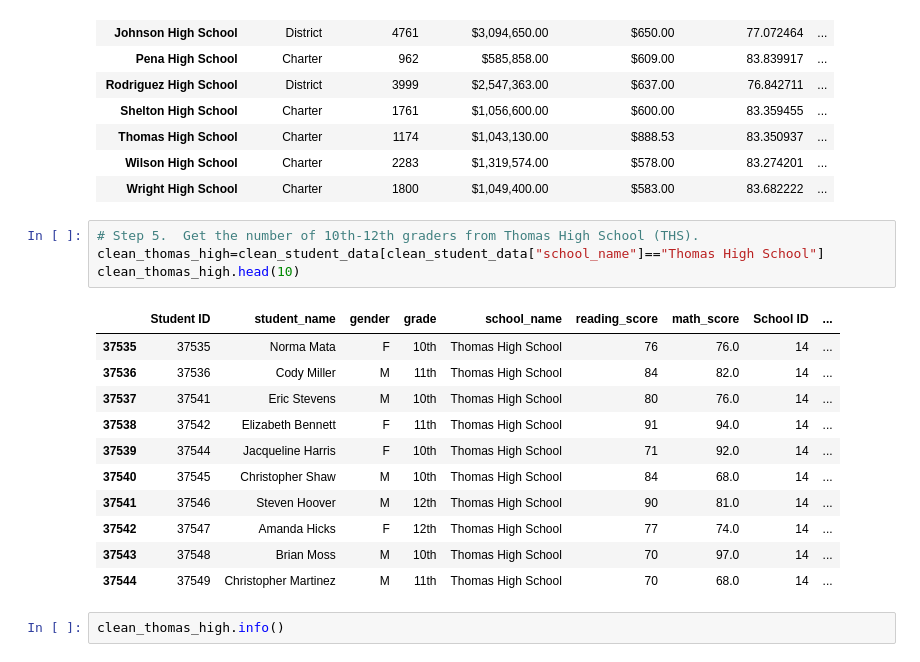
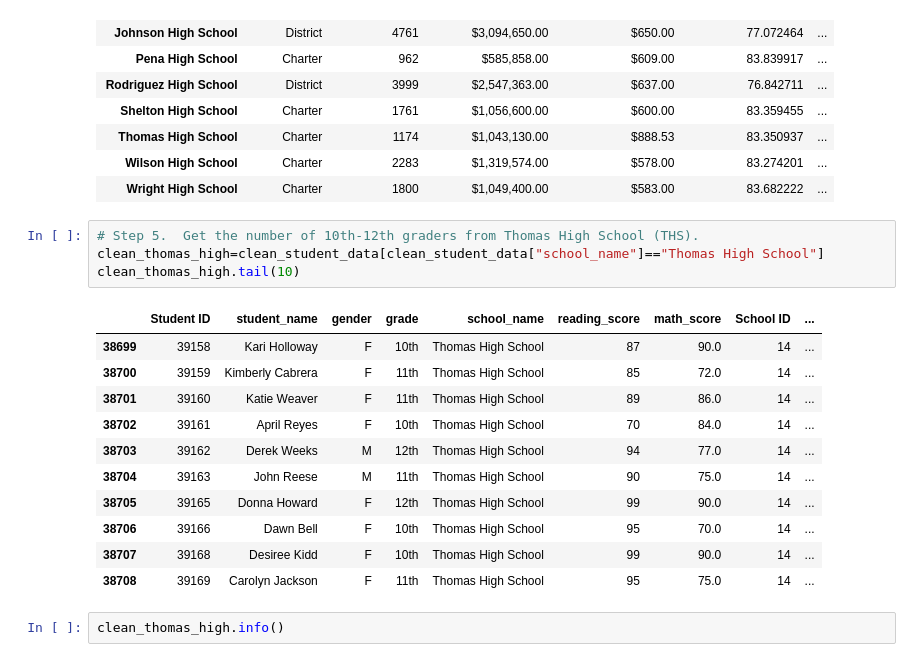
Before and after one commit to MahireYakup/Module_4_Challenge, a Jupyter notebook: PyCitySchools_Challenge_starter_code.ipynb, the cells around one changed output. Saved outputs shown, nothing was run; the diff lists cells and outputs as text.

```diff
--- a/PyCitySchools_Challenge_starter_code.ipynb
+++ b/PyCitySchools_Challenge_starter_code.ipynb
@@ -437,19 +442,19 @@ per_school_summary_df
 # %%
 # Step 5.  Get the number of 10th-12th graders from Thomas High School (THS).
 clean_thomas_high=clean_student_data[clean_student_data["school_name"]=="Thomas High School"]
-clean_thomas_high.head(10)
+clean_thomas_high.tail(10)
 # %% [output]
 |  | Student ID | student_name | gender | grade | school_name | reading_score | math_score | School ID | ... |
-| 37535 | 37535 | Norma Mata | F | 10th | Thomas High School | 76 | 76.0 | 14 | ... |
-| 37536 | 37536 | Cody Miller | M | 11th | Thomas High School | 84 | 82.0 | 14 | ... |
-| 37537 | 37541 | Eric Stevens | M | 10th | Thomas High School | 80 | 76.0 | 14 | ... |
-| 37538 | 37542 | Elizabeth Bennett | F | 11th | Thomas High School | 91 | 94.0 | 14 | ... |
-| 37539 | 37544 | Jacqueline Harris | F | 10th | Thomas High School | 71 | 92.0 | 14 | ... |
-| 37540 | 37545 | Christopher Shaw | M | 10th | Thomas High School | 84 | 68.0 | 14 | ... |
-| 37541 | 37546 | Steven Hoover | M | 12th | Thomas High School | 90 | 81.0 | 14 | ... |
-| 37542 | 37547 | Amanda Hicks | F | 12th | Thomas High School | 77 | 74.0 | 14 | ... |
-| 37543 | 37548 | Brian Moss | M | 10th | Thomas High School | 70 | 97.0 | 14 | ... |
-| 37544 | 37549 | Christopher Martinez | M | 11th | Thomas High School | 70 | 68.0 | 14 | ... |
+| 38699 | 39158 | Kari Holloway | F | 10th | Thomas High School | 87 | 90.0 | 14 | ... |
+| 38700 | 39159 | Kimberly Cabrera | F | 11th | Thomas High School | 85 | 72.0 | 14 | ... |
+| 38701 | 39160 | Katie Weaver | F | 11th | Thomas High School | 89 | 86.0 | 14 | ... |
+| 38702 | 39161 | April Reyes | F | 10th | Thomas High School | 70 | 84.0 | 14 | ... |
+| 38703 | 39162 | Derek Weeks | M | 12th | Thomas High School | 94 | 77.0 | 14 | ... |
+| 38704 | 39163 | John Reese | M | 11th | Thomas High School | 90 | 75.0 | 14 | ... |
+| 38705 | 39165 | Donna Howard | F | 12th | Thomas High School | 99 | 90.0 | 14 | ... |
+| 38706 | 39166 | Dawn Bell | F | 10th | Thomas High School | 95 | 70.0 | 14 | ... |
+| 38707 | 39168 | Desiree Kidd | F | 10th | Thomas High School | 99 | 90.0 | 14 | ... |
+| 38708 | 39169 | Carolyn Jackson | F | 11th | Thomas High School | 95 | 75.0 | 14 | ... |
 # %%
 clean_thomas_high.info()
 # %% [output]
```
Also changed, not shown: parts of 42 cells of this notebook.
